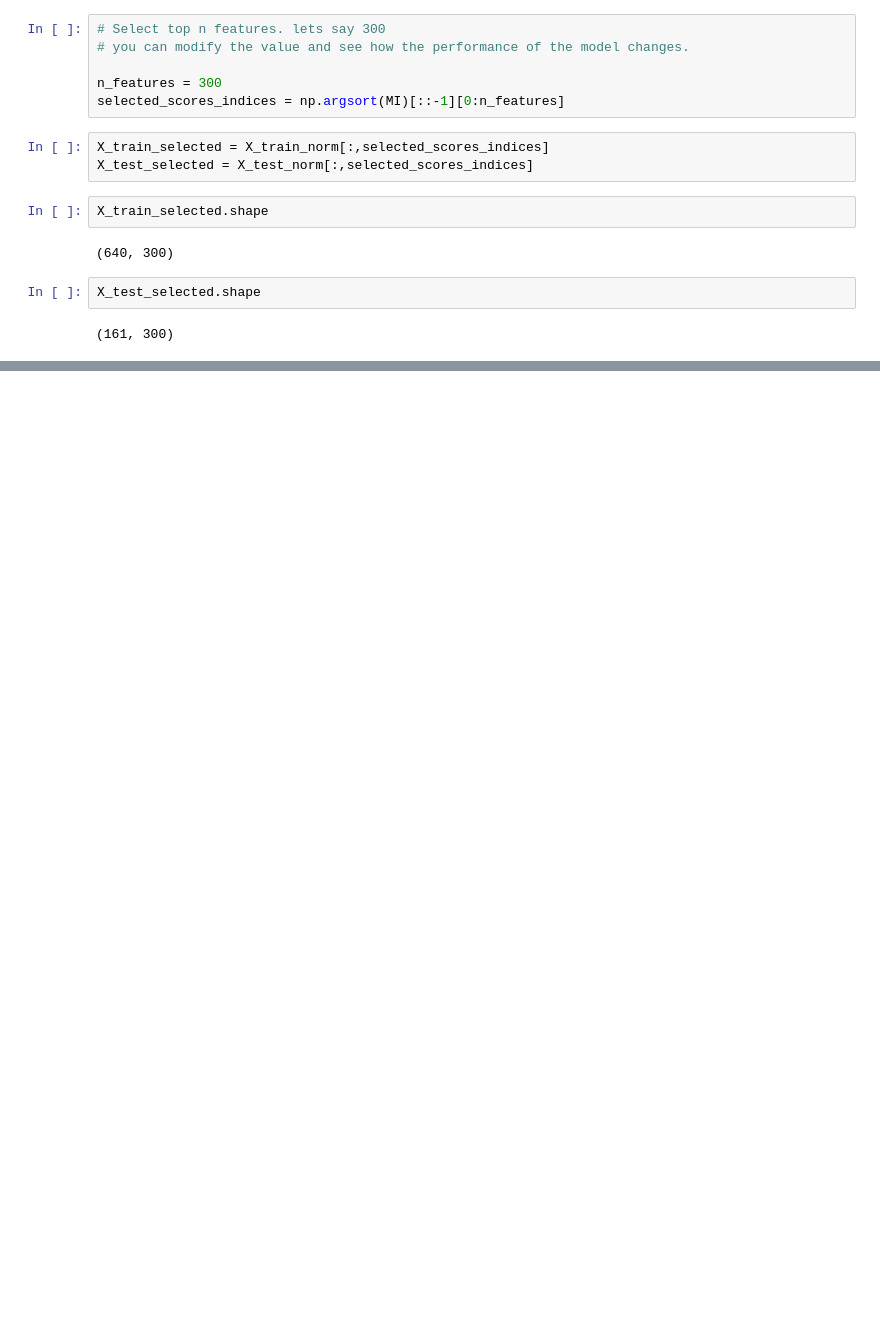
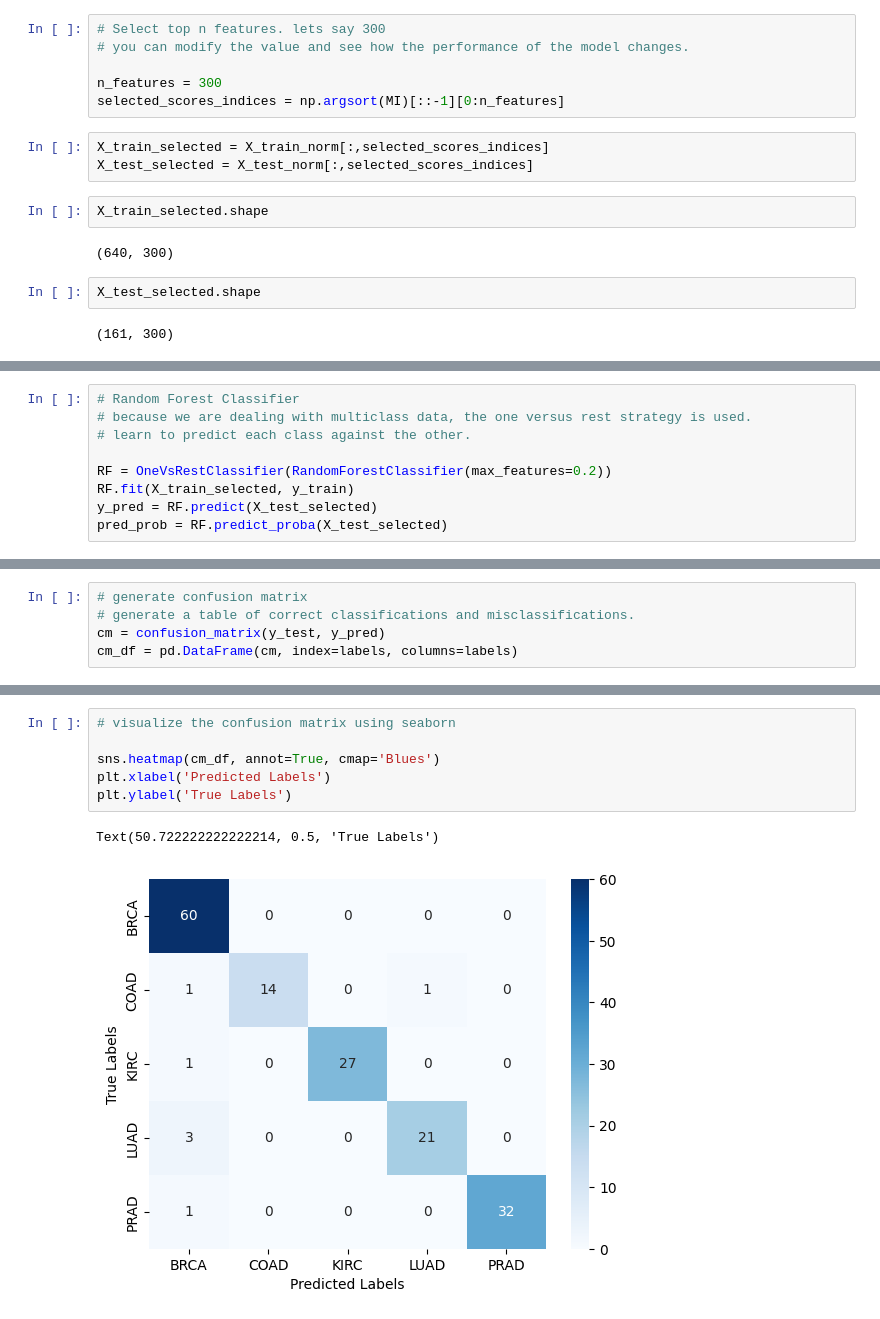
Before and after one commit to albertegi/Cancer-Classification, a Jupyter notebook: Cancer_Predicting_Using_Gene_Expression_Data.ipynb, the cells around one changed output, grey strips where cells are left out. Drawn from its saved outputs; the diff is of its cells as text; blank space fills up the shorter version.

Commit message:
update of model training and evaluation

```diff
--- a/Cancer_Predicting_Using_Gene_Expression_Data.ipynb
+++ b/Cancer_Predicting_Using_Gene_Expression_Data.ipynb
@@ -214,0 +229,9 @@ X_test_selected.shape
+# %%
+# Random Forest Classifier
+# because we are dealing with multiclass data, the one versus rest strategy is used.
+# learn to predict each class against the other.
+
+RF = OneVsRestClassifier(RandomForestClassifier(max_features=0.2))
+RF.fit(X_train_selected, y_train)
+y_pred = RF.predict(X_test_selected)
+pred_prob = RF.predict_proba(X_test_selected)
@@ -214,0 +292,5 @@ X_test_selected.shape
+# %%
+# generate confusion matrix
+# generate a table of correct classifications and misclassifications.
+cm = confusion_matrix(y_test, y_pred)
+cm_df = pd.DataFrame(cm, index=labels, columns=labels)
@@ -214,0 +306,9 @@ X_test_selected.shape
+# %%
+# visualize the confusion matrix using seaborn
+
+sns.heatmap(cm_df, annot=True, cmap='Blues')
+plt.xlabel('Predicted Labels')
+plt.ylabel('True Labels')
+# %% [output]
+Text(50.722222222222214, 0.5, 'True Labels')
+[figure, added]
```
Also changed, not shown: parts of 7 cells of this notebook.
